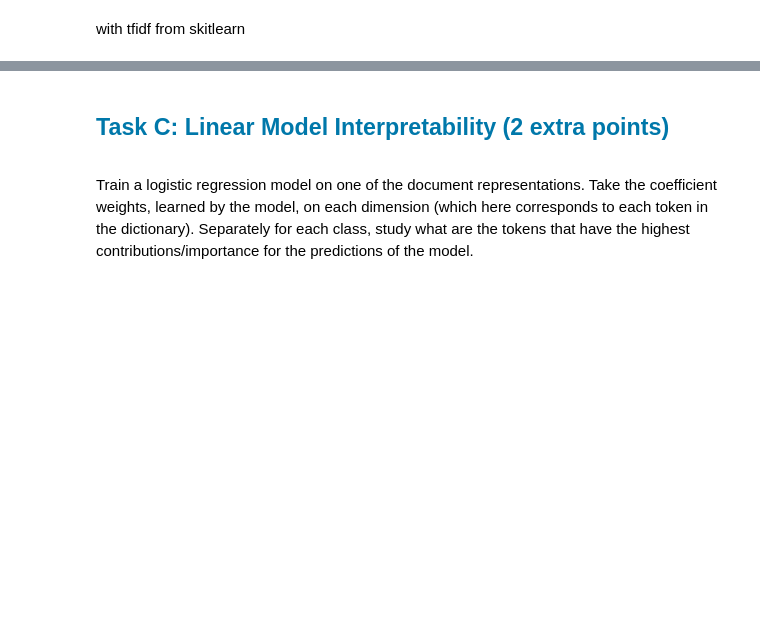
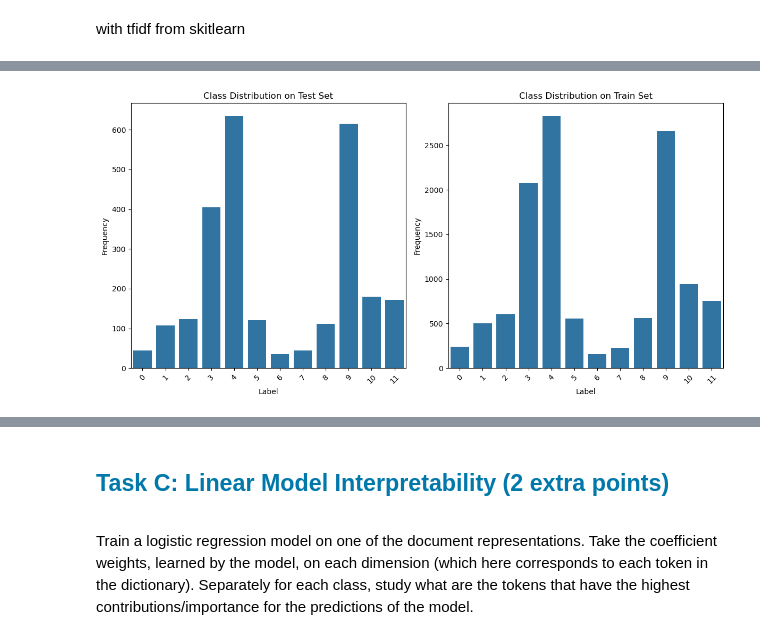
Before and after one commit to Alkhatir/NLP, a Jupyter notebook: Ass1/Assignment1_pepe.ipynb, the cells around one changed output, grey strips where cells are left out. Saved outputs shown, nothing was run; the diff lists cells and outputs as text; code cells hidden in the pictures; blank space fills up the shorter version.

```diff
--- a/Ass1/Assignment1_pepe.ipynb
+++ b/Ass1/Assignment1_pepe.ipynb
@@ -741,0 +762,21 @@ weighted avg       0.79      0.80      0.79      2595
+# %%
+import matplotlib.pyplot as plt
+import seaborn as sns
+fig, axes = plt.subplots(1, 2, figsize=(12, 6))
+
+sns.countplot(x='label', data=test_data, ax=axes[0])
+axes[0].set_title("Class Distribution on Test Set")
+axes[0].set_xlabel("Label")
+axes[0].set_ylabel("Frequency")
+axes[0].tick_params(axis='x', rotation=45)
+
+sns.countplot(x='label', data=train_data, ax=axes[1])
+axes[1].set_title("Class Distribution on Train Set")
+axes[1].set_xlabel("Label")
+axes[1].set_ylabel("Frequency")
+axes[1].tick_params(axis='x', rotation=45)
+
+plt.tight_layout()
+plt.show()
+# %% [output]
+[figure, added]
```
Also changed, not shown: parts of 33 cells of this notebook.
